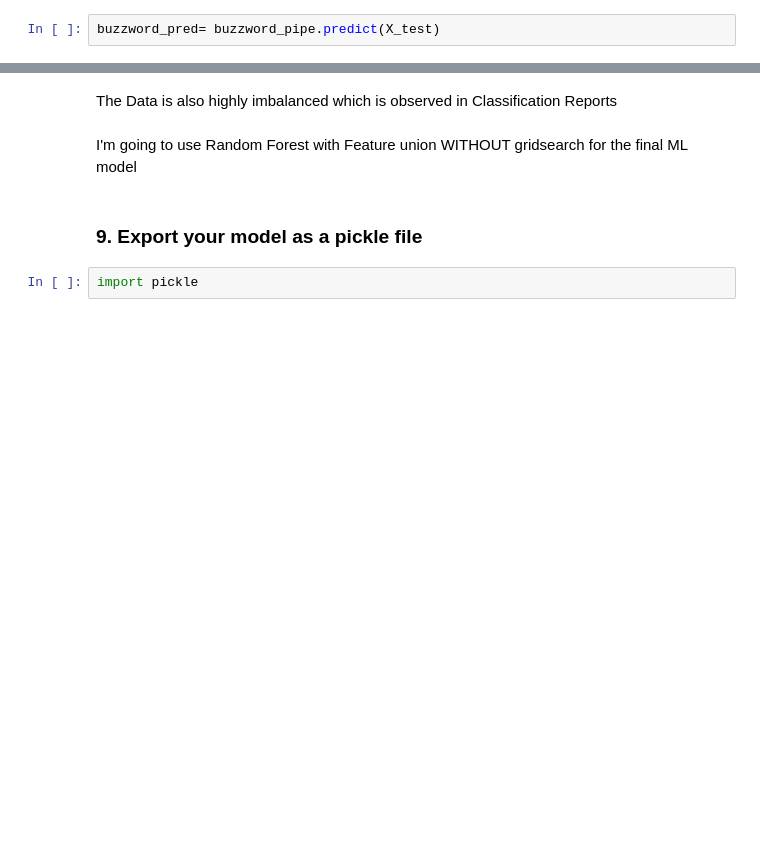
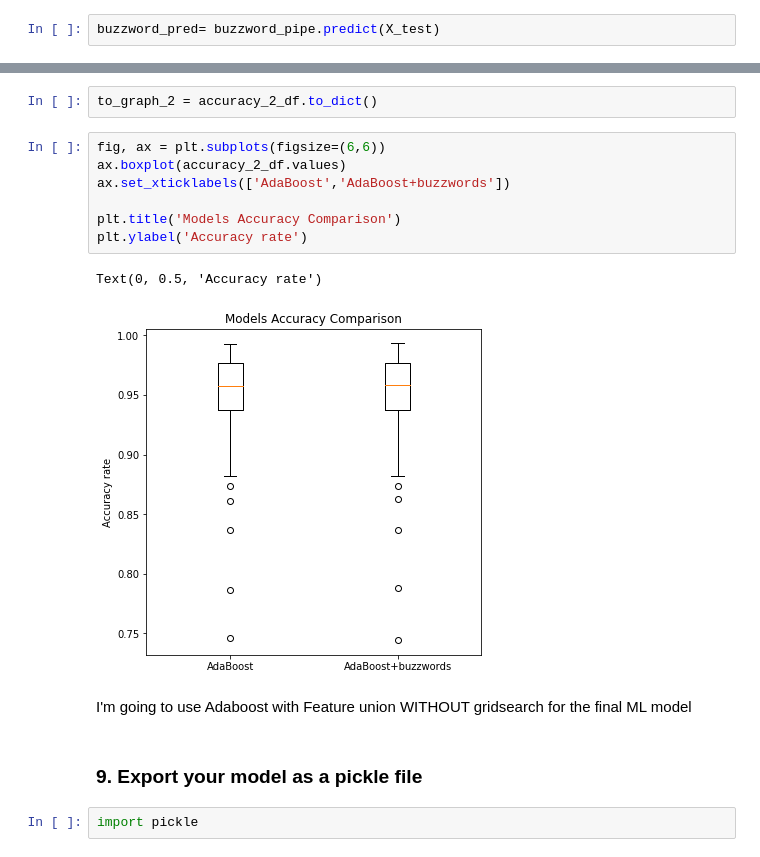
Before and after one commit to cliffyb824/Disaster-Response-App, a Jupyter notebook: models/ML Pipeline Preparation.ipynb, the cells around one changed output, grey strips where cells are left out. Drawn from its saved outputs; the diff is of its cells as text; blank space fills up the shorter version.

```diff
--- a/models/ML Pipeline Preparation.ipynb
+++ b/models/ML Pipeline Preparation.ipynb
@@ -541,7 +554,17 @@ Models with Buzzwords Feature Accuracy Score Comparison
-# %% [markdown]
-The Data is also highly imbalanced which is observed in Classification Reports
+# %%
+to_graph_2 = accuracy_2_df.to_dict()
+# %%
+fig, ax = plt.subplots(figsize=(6,6))
+ax.boxplot(accuracy_2_df.values)
+ax.set_xticklabels(['AdaBoost','AdaBoost+buzzwords'])
+
+plt.title('Models Accuracy Comparison')
+plt.ylabel('Accuracy rate')
+# %% [output]
+Text(0, 0.5, 'Accuracy rate')
+[figure, added]
 # %% [markdown]
-I'm going to use Random Forest with Feature union WITHOUT gridsearch for the final ML model
+I'm going to use Adaboost with Feature union WITHOUT gridsearch for the final ML model
 # %% [markdown]
 ### 9. Export your model as a pickle file
 # %%
```
Also changed, not shown: parts of 12 cells of this notebook.
